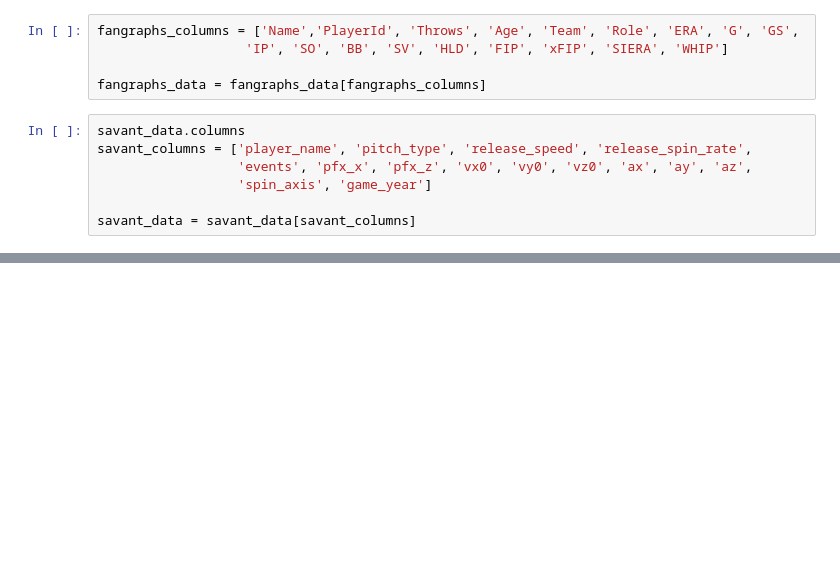
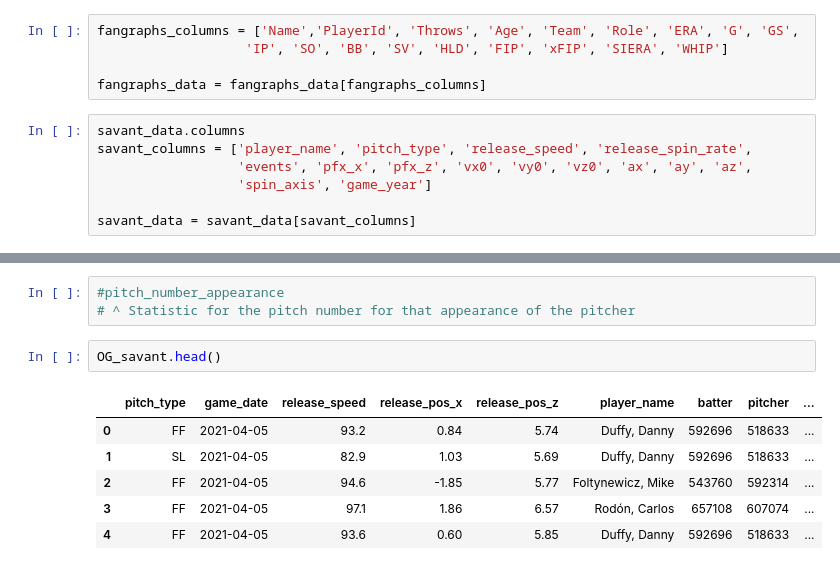
Before and after one commit to RudimentaryChef/RedsHackathon, a Jupyter notebook: Adi_Copy.ipynb, the cells around one changed output, grey strips where cells are left out. Saved outputs shown, nothing was run; the diff lists cells and outputs as text; blank space fills up the shorter version.

```diff
--- a/Adi_Copy.ipynb
+++ b/Adi_Copy.ipynb
@@ -87,0 +213,12 @@ merged_data.head(50)
+# %%
+#pitch_number_appearance
+# ^ Statistic for the pitch number for that appearance of the pitcher
+# %%
+OG_savant.head()
+# %% [output]
+|  | pitch_type | game_date | release_speed | release_pos_x | release_pos_z | player_name | batter | pitcher | ... |
+| 0 | FF | 2021-04-05 | 93.2 | 0.84 | 5.74 | Duffy, Danny | 592696 | 518633 | ... |
+| 1 | SL | 2021-04-05 | 82.9 | 1.03 | 5.69 | Duffy, Danny | 592696 | 518633 | ... |
+| 2 | FF | 2021-04-05 | 94.6 | -1.85 | 5.77 | Foltynewicz, Mike | 543760 | 592314 | ... |
+| 3 | FF | 2021-04-05 | 97.1 | 1.86 | 6.57 | Rodón, Carlos | 657108 | 607074 | ... |
+| 4 | FF | 2021-04-05 | 93.6 | 0.60 | 5.85 | Duffy, Danny | 592696 | 518633 | ... |
```
Also changed, not shown: parts of 18 cells of this notebook, 2 other files.
